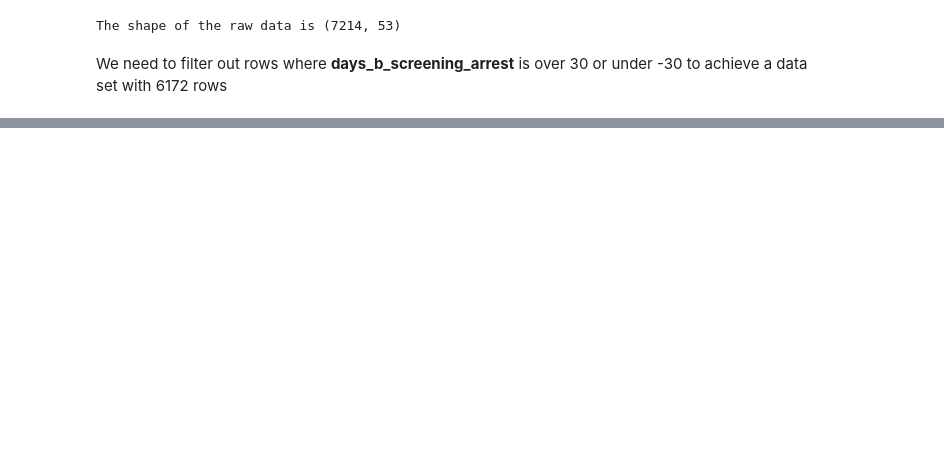
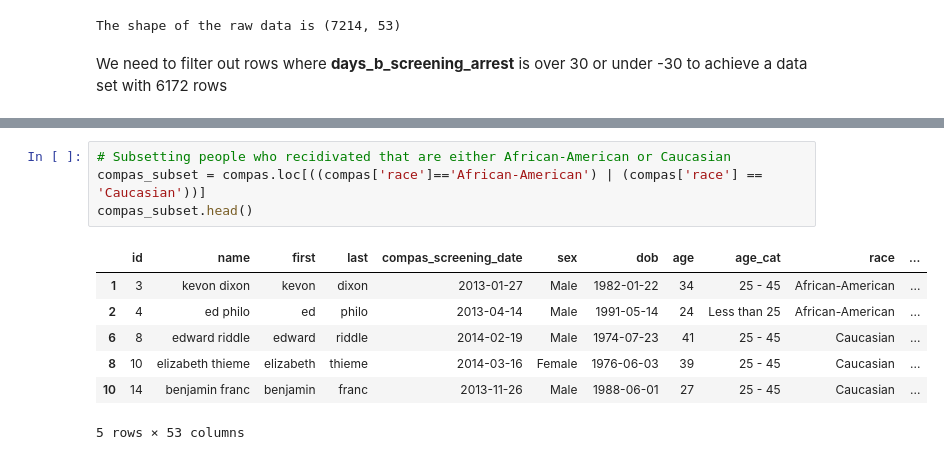
Before and after one commit to elisabethzinck/Fairness-oriented-interpretability-of-predictive-algorithms, a Jupyter notebook: src/random/compas-exercise-fairmlbook.ipynb, the cells around one changed output, grey strips where cells are left out. Drawn from its saved outputs; the diff is of its cells as text; blank space fills up the shorter version.

```diff
--- a/src/random/compas-exercise-fairmlbook.ipynb
+++ b/src/random/compas-exercise-fairmlbook.ipynb
@@ -39,0 +22,12 @@ compas.loc[(compas['two_year_recid']==1)].filter()
+# %%
+# Subsetting people who recidivated that are either African-American or Caucasian
+compas_subset = compas.loc[((compas['race']=='African-American') | (compas['race'] == 'Caucasian'))]
+compas_subset.head()
+# %% [output]
+|  | id | name | first | last | compas_screening_date | sex | dob | age | age_cat | race | ... |
+| 1 | 3 | kevon dixon | kevon | dixon | 2013-01-27 | Male | 1982-01-22 | 34 | 25 - 45 | African-American | ... |
+| 2 | 4 | ed philo | ed | philo | 2013-04-14 | Male | 1991-05-14 | 24 | Less than 25 | African-American | ... |
+| 6 | 8 | edward riddle | edward | riddle | 2014-02-19 | Male | 1974-07-23 | 41 | 25 - 45 | Caucasian | ... |
+| 8 | 10 | elizabeth thieme | elizabeth | thieme | 2014-03-16 | Female | 1976-06-03 | 39 | 25 - 45 | Caucasian | ... |
+| 10 | 14 | benjamin franc | benjamin | franc | 2013-11-26 | Male | 1988-06-01 | 27 | 25 - 45 | Caucasian | ... |
+5 rows × 53 columns
```
Also changed, not shown: parts of 9 cells of this notebook, 1 other file.
